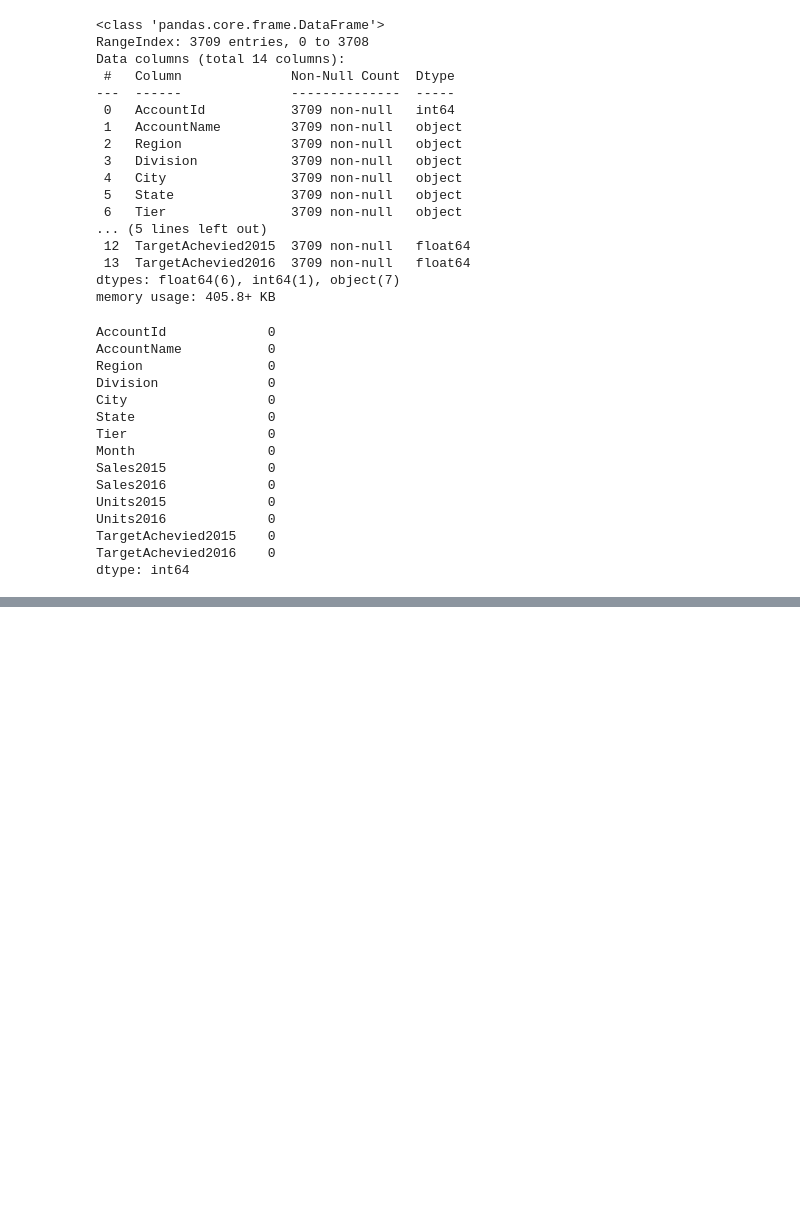
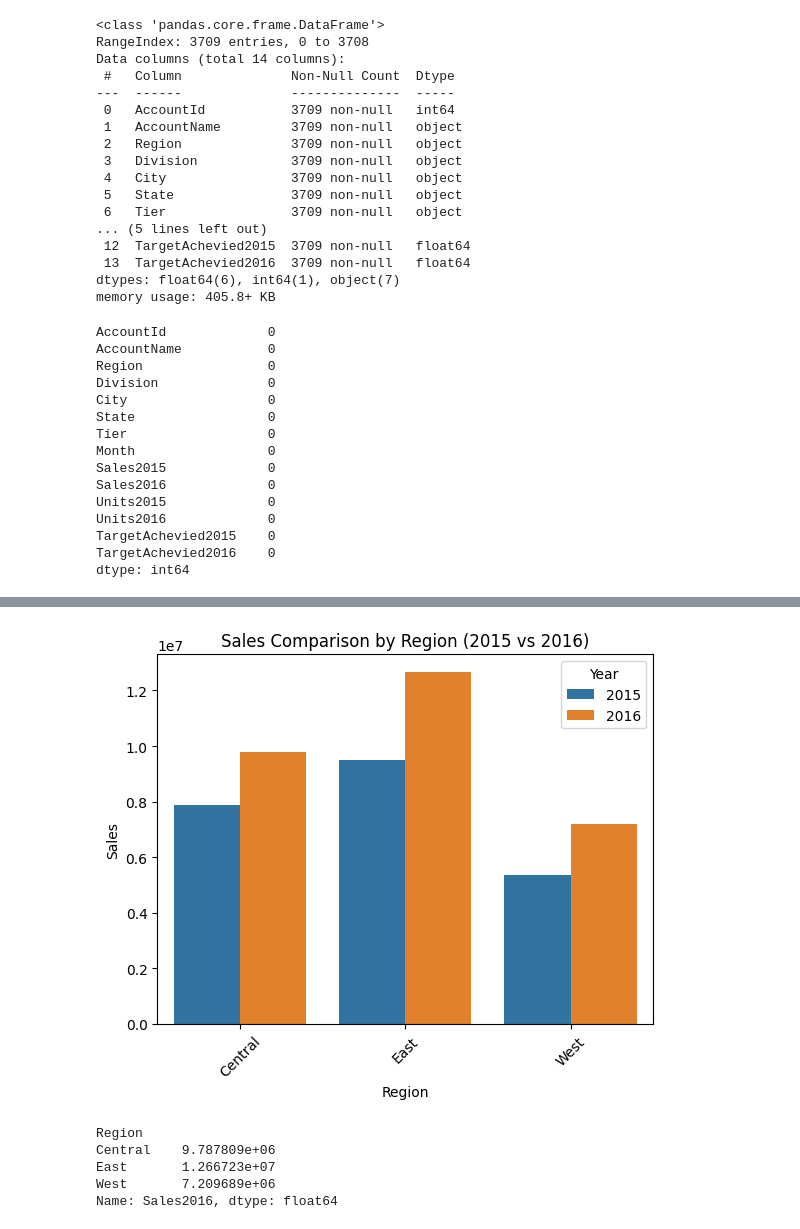
Before and after one commit to Adi46878/Data-Visualization, a Jupyter notebook: Data_visualization.ipynb, the cells around one changed output, grey strips where cells are left out. Saved outputs shown, nothing was run; the diff lists cells and outputs as text; code cells hidden in the pictures; blank space fills up the shorter version.

Commit message:
Add data visualization: sales comparison (2015 vs 2016) and 2016 regional contribution analysis

```diff
--- a/Data_visualization.ipynb
+++ b/Data_visualization.ipynb
@@ -43,0 +53,2 @@ dtype: int64
+# %%
+sales_region = sales.groupby('Region')[['Sales2015', 'Sales2016']].sum()
@@ -43,0 +79,2 @@ dtype: int64
+# %%
+sales_long = sales_region.stack().reset_index()
@@ -43,0 +91,2 @@ dtype: int64
+# %%
+sales_long.columns = ['Region', 'Year', 'Sales']
@@ -43,0 +103,2 @@ dtype: int64
+# %%
+sales_long['Year'] = sales_long['Year'].str.replace('Sales', '')
@@ -43,0 +115,7 @@ dtype: int64
+# %%
+sns.barplot(data=sales_long, x='Region', y='Sales', hue='Year')
+plt.title("Sales Comparison by Region (2015 vs 2016)")
+plt.xticks(rotation=45)
+plt.show()
+# %% [output]
+[figure, added]
@@ -43,0 +126,8 @@ dtype: int64
+# %%
+sales_2016
+# %% [output]
+Region
+Central    9.787809e+06
+East       1.266723e+07
+West       7.209689e+06
+Name: Sales2016, dtype: float64
```
Also changed, not shown: parts of 10 cells of this notebook.
